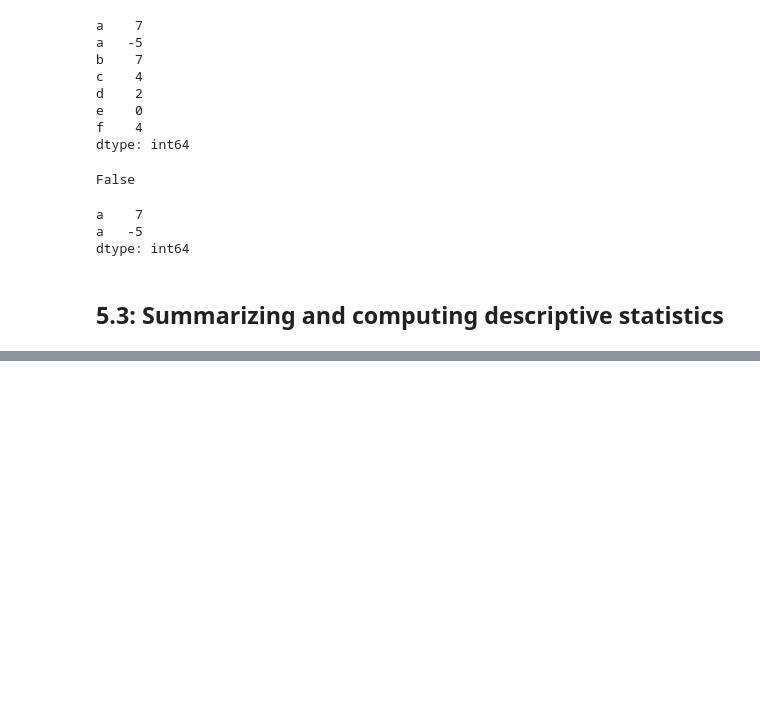
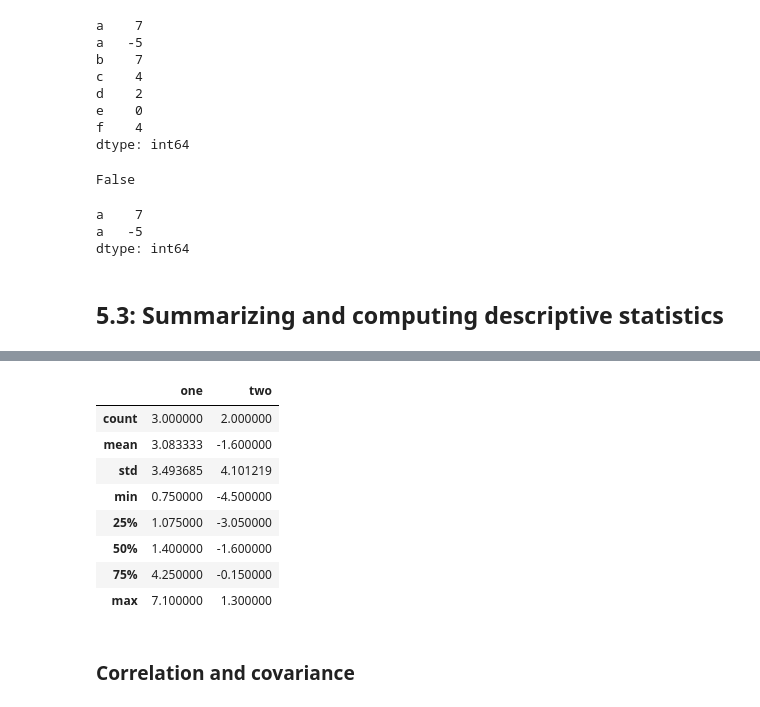
Before and after one commit to stanley-piotrowski/python_for_data_analysis, a Jupyter notebook: ch05.ipynb, the cells around one changed output, grey strips where cells are left out. Cells and saved outputs as stored; diff of their text form; code cells hidden in the pictures; blank space fills up the shorter version.

```diff
--- a/ch05.ipynb
+++ b/ch05.ipynb
@@ -575,0 +581,7 @@ dtype: int64
+# %%
+# Create an example data frame
+data_frame = pd.DataFrame([[1.4, np.nan], [7.1, -4.5], [np.nan, np.nan], [0.75, 1.3]],
+                         index=['a', 'b', 'c', 'd'],
+                         columns=['one', 'two'])
+
+data_frame
@@ -575,0 +628,15 @@ dtype: int64
+# %%
+# The describe method can be used to generate summary statistics at once
+data_frame.describe()
+# %% [output]
+|  | one | two |
+| count | 3.000000 | 2.000000 |
+| mean | 3.083333 | -1.600000 |
+| std | 3.493685 | 4.101219 |
+| min | 0.750000 | -4.500000 |
+| 25% | 1.075000 | -3.050000 |
+| 50% | 1.400000 | -1.600000 |
+| 75% | 4.250000 | -0.150000 |
+| max | 7.100000 | 1.300000 |
+# %% [markdown]
+### Correlation and covariance
```
Also changed, not shown: parts of 33 cells of this notebook.
